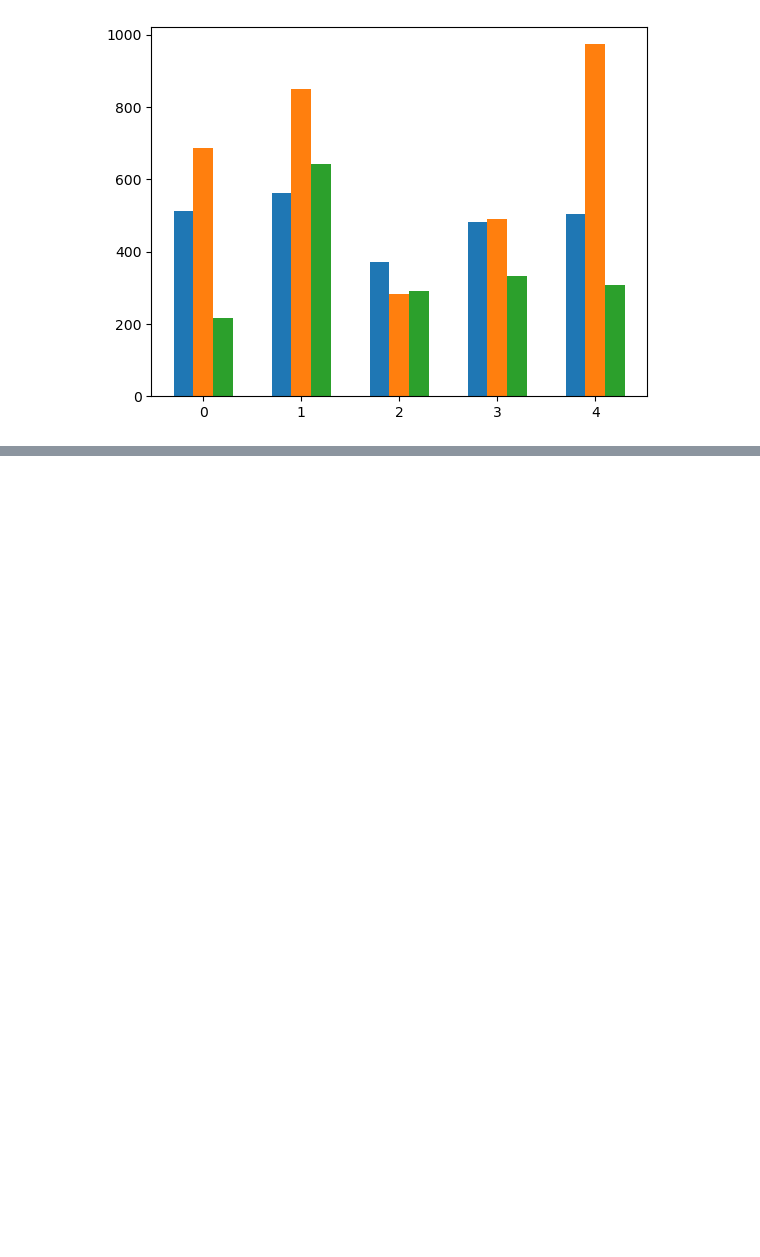
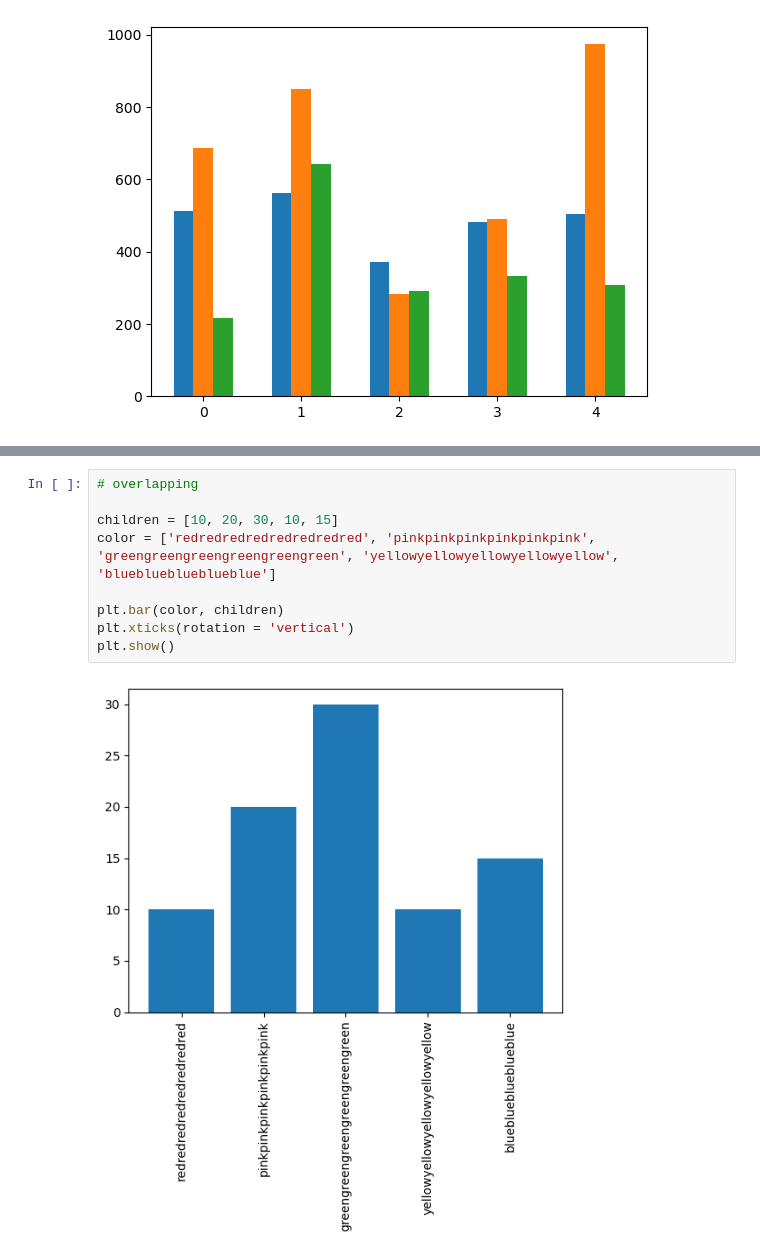
Before and after one commit to kirtic921/Matplotlib, a Jupyter notebook: bar_charts.ipynb, the cells around one changed output, grey strips where cells are left out. Drawn from its saved outputs; the diff is of its cells as text; blank space fills up the shorter version.

Commit message:
solved the problem of overlapping

```diff
--- a/bar_charts.ipynb
+++ b/bar_charts.ipynb
@@ -74 +64,12 @@ plt.show()
 [figure]
+# %%
+# overlapping
+
+children = [10, 20, 30, 10, 15]
+color = ['redredredredredredredred', 'pinkpinkpinkpinkpinkpink', 'greengreengreengreengreengreen', 'yellowyellowyellowyellowyellow', 'blueblueblueblueblue']
+
+plt.bar(color, children)
+plt.xticks(rotation = 'vertical')
+plt.show()
+# %% [output]
+[figure, added]
```
Also changed, not shown: parts of 1 cell of this notebook.
